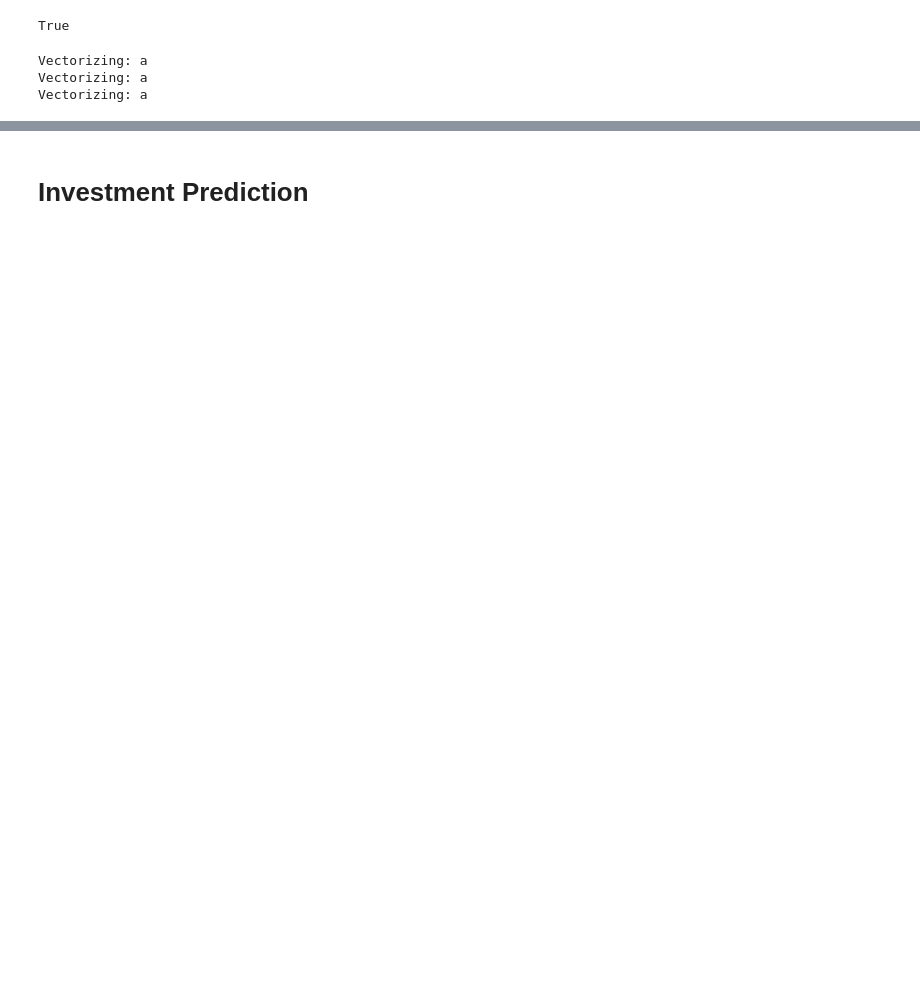
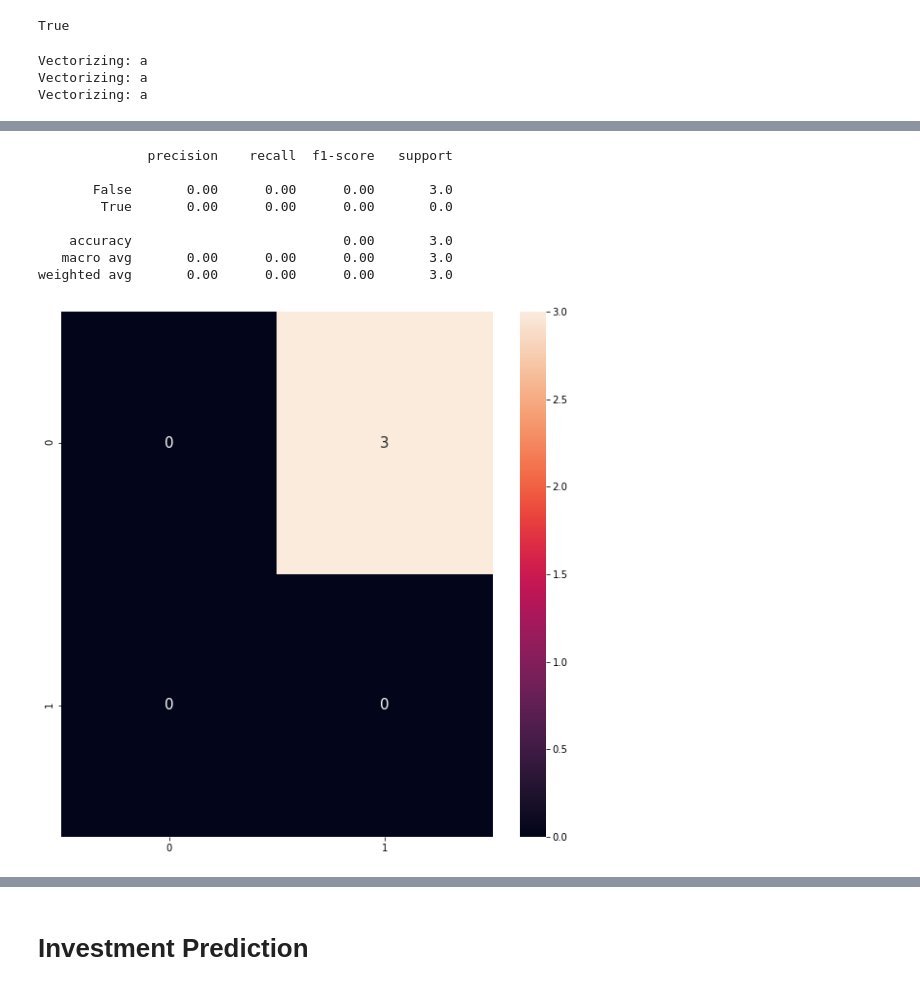
Before and after one commit to MartinCastroAlvarez/python-deep-learning-algorithms, a Jupyter notebook: linkprediction.ipynb, the cells around one changed output, grey strips where cells are left out. Saved outputs shown, nothing was run; the diff lists cells and outputs as text; code cells hidden in the pictures; blank space fills up the shorter version.

```diff
--- a/linkprediction.ipynb
+++ b/linkprediction.ipynb
@@ -537,0 +553,16 @@ Vectorizing: a
+# %%
+def get_numerical(df: pd.DataFrame, target: str = 'connected') -> pd.DataFrame:
+    """
+    Extracts numerical features from a DataFrame.
+    """
+    numerical: pd.Index = [
+        column
+        for column in df.select_dtypes(include=['number']).columns
+        if column != target
+    ]
+    print("Numerical Features:", numerical)
+    return df[numerical]
+
+df: pd.DataFrame = pd.DataFrame({"a": [1, 2, 3], "b": ["c", "d", "e"]})
+df: pd.DataFrame = get_numerical(df)
+assert df['a'].all()
@@ -537,0 +901,37 @@ Vectorizing: a
+# %%
+def error_analysis(
+    model: keras.models.Model,
+    xn_test: np.array,
+    xc_test: np.array,
+    y_test: np.array,
+    confidence: float
+) -> None:
+    """
+    Performs error analysis on a prediction model.
+    """
+    y_pred: np.ndarray = np.array(model.predict((xn_test, xc_test)))
+    matrix = confusion_matrix(y_test > confidence, y_pred > confidence)
+    print(classification_report(y_test > confidence, y_pred > confidence))
+    cm = confusion_matrix(y_test > confidence, y_pred > confidence)
+    cm = pd.DataFrame(cm, range(2),range(2))
+    plt.figure(figsize = (10,10))
+    sns.heatmap(cm, annot=True, annot_kws={"size": 15})
+    plt.show()
+
+assert error_analysis(
+    model=sample_model,
+    confidence=0.3,
+    xn_test=np.zeros((3, 4)),
+    xc_test=np.zeros((3, 2, 2)),
+    y_test=np.zeros((3, ))
+) is None
+# %% [output]
+              precision    recall  f1-score   support
+
+       False       0.00      0.00      0.00       3.0
+        True       0.00      0.00      0.00       0.0
+
+    accuracy                           0.00       3.0
+   macro avg       0.00      0.00      0.00       3.0
+weighted avg       0.00      0.00      0.00       3.0
+[figure, added]
```
Also changed, not shown: parts of 30 cells of this notebook, 2 other files.
